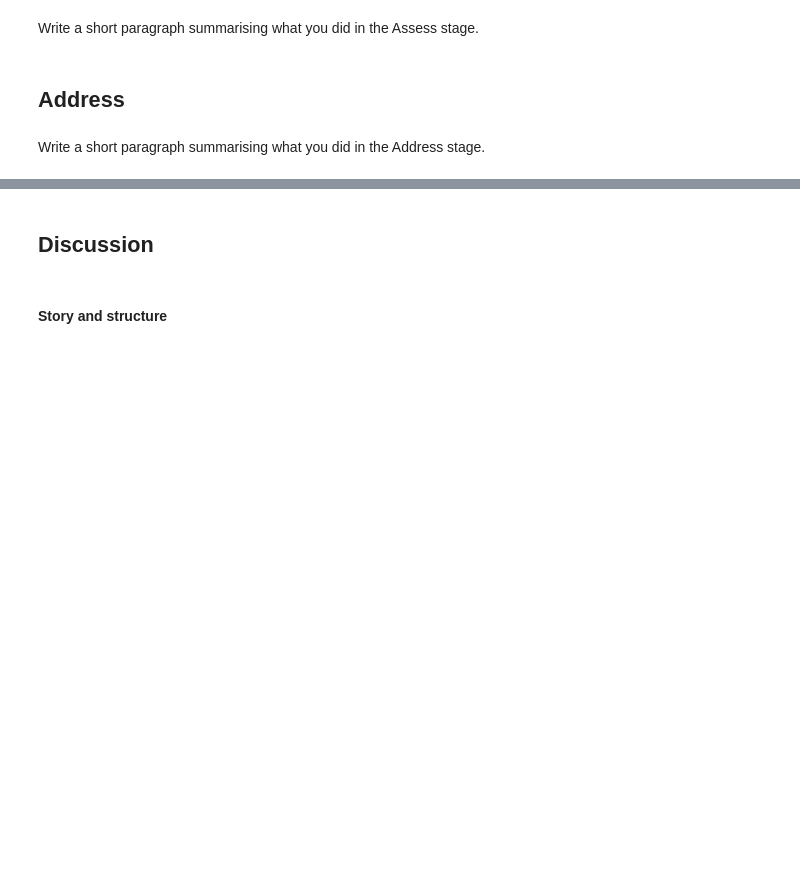
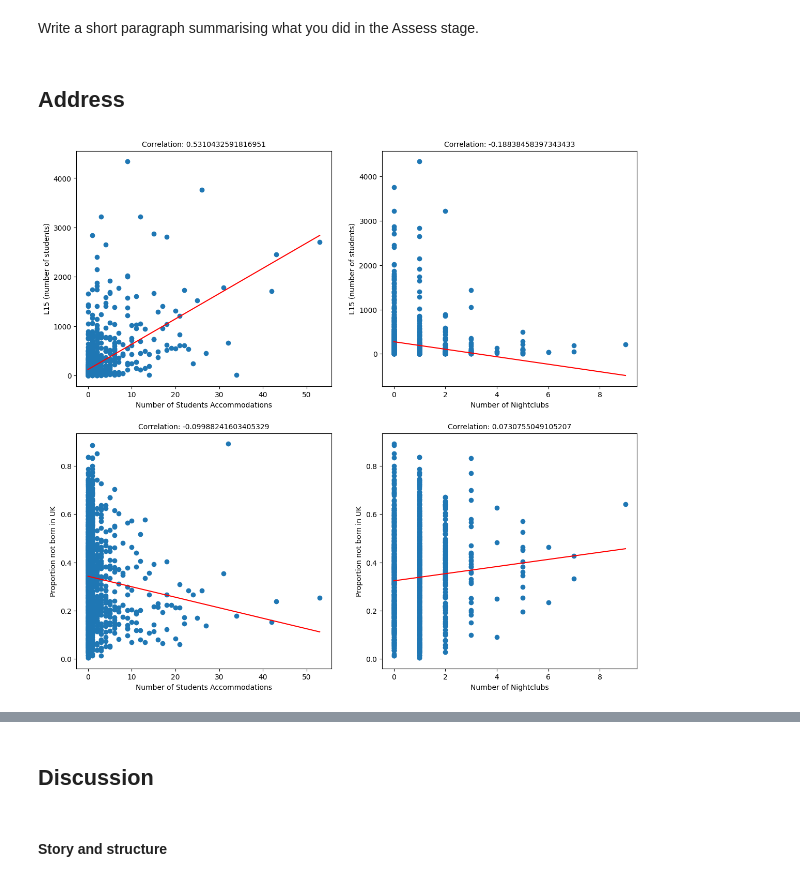
Before and after one commit to JDS289/BaLD4LLM, a Jupyter notebook: ads_course_assessment.ipynb, the cells around one changed output, grey strips where cells are left out. Saved outputs shown, nothing was run; the diff lists cells and outputs as text; code cells hidden in the pictures; blank space fills up the shorter version.

```diff
--- a/ads_course_assessment.ipynb
+++ b/ads_course_assessment.ipynb
@@ -217,2 +416,0 @@ def estimate_something(latitude: float, longitude: float) -> float:
-# %% [markdown]
-Write a short paragraph summarising what you did in the Address stage.
@@ -220,0 +417,15 @@ Write a short paragraph summarising what you did in the Address stage.
+# %%
+L15_frame = oa_feature_gdf.get(["total", "num_accomms", "num_nightclubs", "l15"])
+PropMoved_frame = oa_feature_gdf.get(["total", "num_accomms", "num_nightclubs", "prop_moved"])
+# %%
+fig, axs = plt.subplots(ncols=2, nrows=2, figsize=(14, 13))
+
+for row, y_feature in enumerate(["l15", "prop_moved"]):
+  frame = {"l15":L15_frame, "prop_moved":PropMoved_frame}[y_feature]
+  for column, x_feature in enumerate(["num_accomms", "num_nightclubs"]):
+    ax = axs[row, column]
+    fynesse.address.scatter(ax, frame[x_feature], frame[y_feature],
+                            xlabel={"num_accomms" : "Number of Students Accommodations", "num_nightclubs" : "Number of Nightclubs"}[x_feature],
+                            ylabel={"l15": "L15 (number of students)", "prop_moved": "Proportion not born in UK"}[y_feature])
+# %% [output]
+[figure, added]
```
Also changed, not shown: parts of 152 cells of this notebook.
